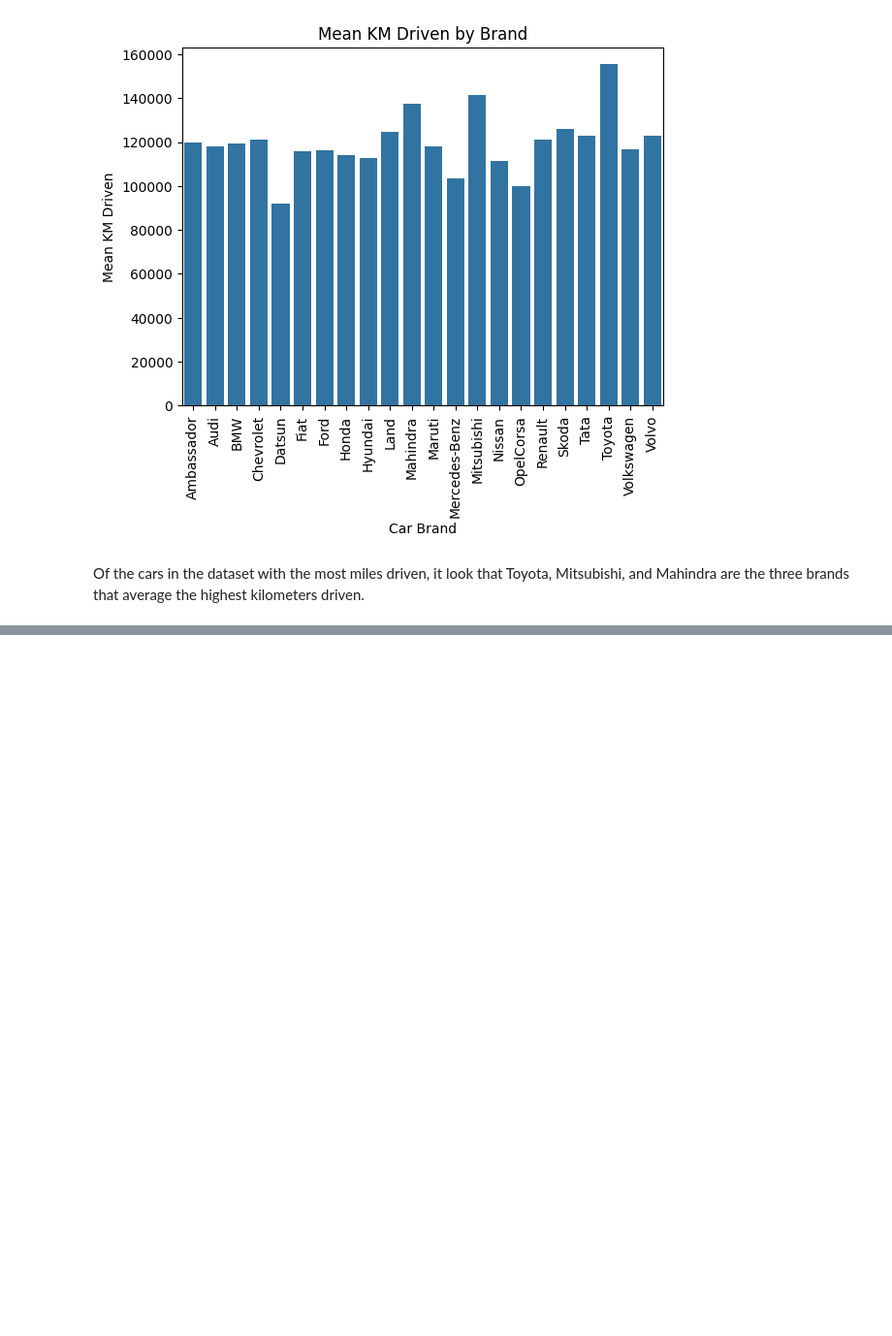
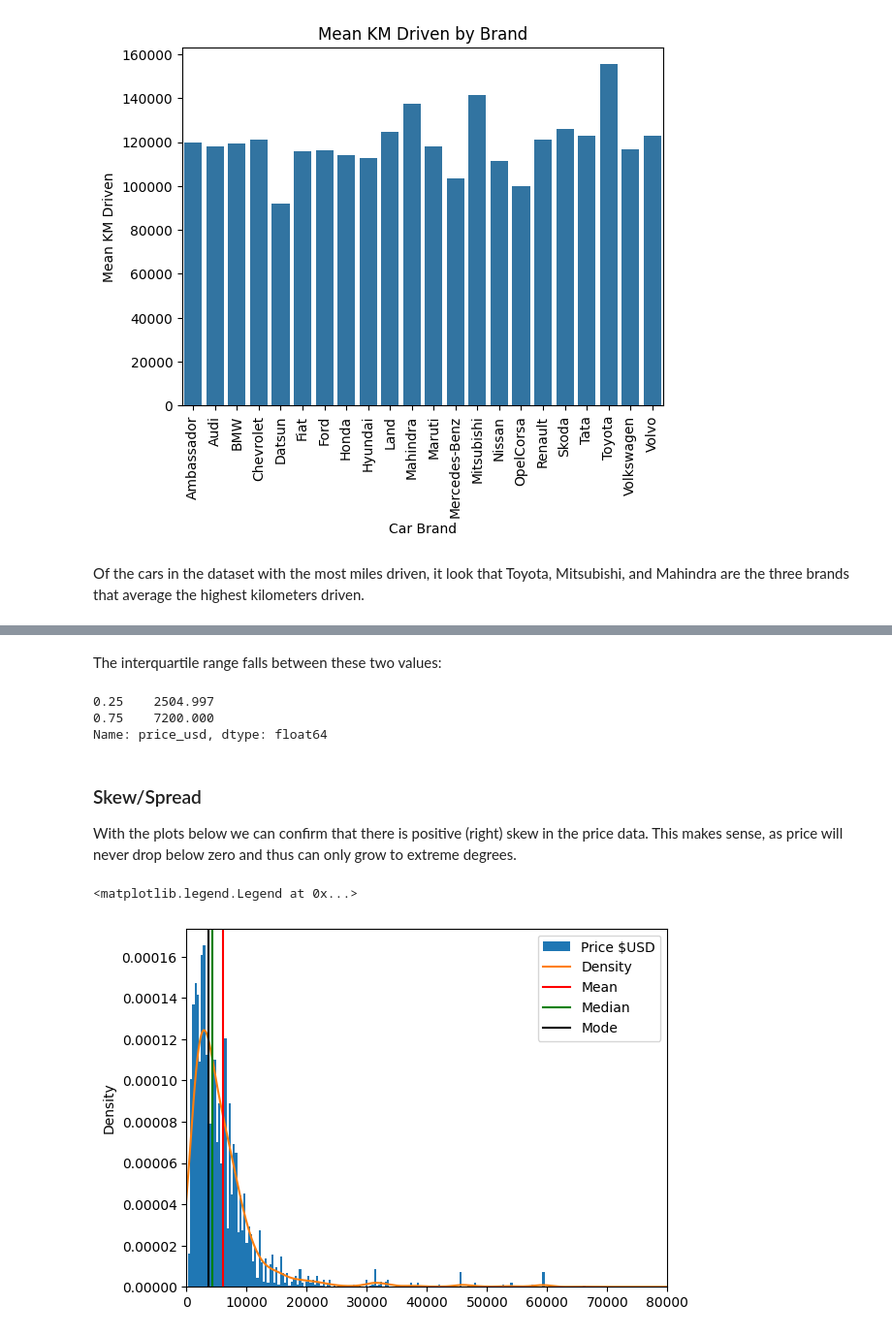
Before and after one commit to leoflewis/631-project-2, a Jupyter notebook: Project-Notebook.ipynb, the cells around one changed output, grey strips where cells are left out. Shown at 97% size. Saved outputs shown, nothing was run; the diff lists cells and outputs as text; code cells hidden in the pictures; blank space fills up the shorter version.

```diff
--- a/Project-Notebook.ipynb
+++ b/Project-Notebook.ipynb
@@ -360,0 +374,24 @@ Of the cars in the dataset with the most miles driven, it look that Toyota, Mits
+# %% [markdown]
+The interquartile range falls between these two values:
+# %%
+middle_prices = df.price_usd.quantile([0.25,0.75])
+middle_prices
+# %% [output]
+0.25    2504.997
+0.75    7200.000
+Name: price_usd, dtype: float64
+# %% [markdown]
+### Skew/Spread
+With the plots below we can confirm that there is positive (right) skew in the price data. This makes sense, as price will never drop below zero and thus can only grow to extreme degrees.
+# %%
+plt.ticklabel_format(style='plain')
+ax = df.price_usd.plot.hist(bins=300, density=True, label='Price $USD')
+df.price_usd.plot.density(ax=ax, label='Density')
+ax.set_xlim([-10, 80000])
+ax.axvline(df.price_usd.mean(), c="red", label='Mean')
+ax.axvline(df.price_usd.median(), c="green", label='Median')
+ax.axvline(df.price_usd.mode()[0], c="black", label='Mode')
+plt.legend(loc="upper right")
+# %% [output]
+<matplotlib.legend.Legend at 0x...>
+[figure, added]
```
Also changed, not shown: parts of 30 cells of this notebook, 1 other file.
